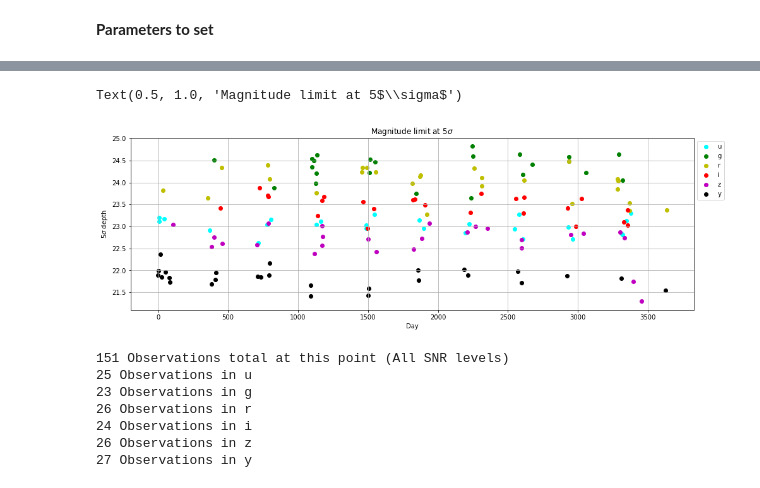
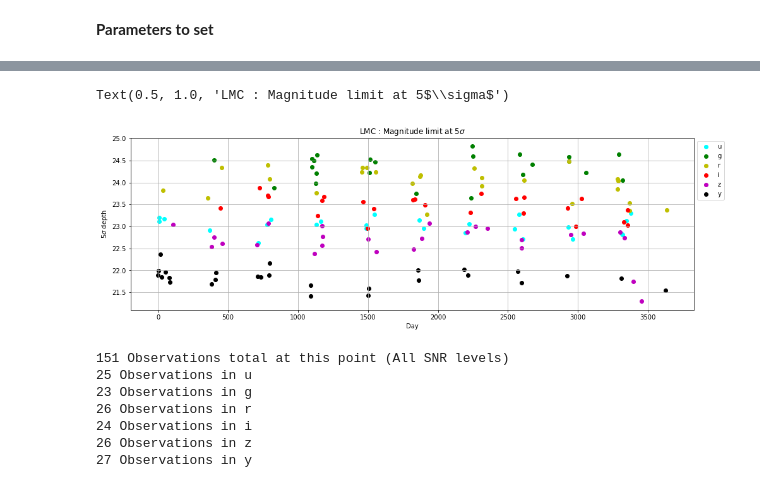
Before and after one commit to sylvielsstfr/MyCadence, a Jupyter notebook: LightCurves/PullLightCurves.ipynb, the cells around one changed output, grey strips where cells are left out. Saved outputs shown, nothing was run; the diff lists cells and outputs as text; code cells hidden in the pictures.

```diff
--- a/LightCurves/PullLightCurves.ipynb
+++ b/LightCurves/PullLightCurves.ipynb
@@ -63,7 +63,7 @@ dbFile = '/users/dagoret/DATA/Cadence/baseline2018a.db'
 opsimdb = db.OpsimDatabase(dbFile)
 resultsDb = db.ResultsDb(outDir=outDir)
 # %%
-filters = ['u', 'g', 'r', 'i', 'z', 'y']
+filters = np.array(['u', 'g', 'r', 'i', 'z', 'y'])
 colors = {'u': 'cyan', 'g': 'g', 'r': 'y',
           'i': 'r', 'z': 'm', 'y': 'k'}
 # %% [markdown]
@@ -128,20 +128,20 @@ print(bundle.metricValues.data[0]['filter'][0:10])
 # %%
 # Let's plot the time and m5 depth of these visits.
 plt.figure(figsize=(16,5))
 dayZero = bundle.metricValues.data[0][mjdcol].min()
 for fname in filters:
     good = np.where(bundle.metricValues.data[0]['filter'] == fname)
     plt.scatter(bundle.metricValues.data[0][mjdcol][good]- dayZero,
                 bundle.metricValues.data[0]['fiveSigmaDepth'][good],
                 c = colors[fname], label=fname)
 plt.xlabel('Day')
 plt.ylabel('5$\sigma$ depth')
 plt.legend(scatterpoints=1, loc="upper left", bbox_to_anchor=(1,1))
 plt.grid()
-plt.title("Magnitude limit at 5$\sigma$")
+plt.title("LMC : Magnitude limit at 5$\sigma$")
 # %% [output]
-Text(0.5, 1.0, 'Magnitude limit at 5$\\sigma$')
+Text(0.5, 1.0, 'LMC : Magnitude limit at 5$\\sigma$')
-[figure, old version]
+[figure, new version]
 # %%
 # Count up observations per filter.
 print('%i Observations total at this point (All SNR levels)' % (
```
Also changed, not shown: parts of 13 cells of this notebook, 5 other files.
